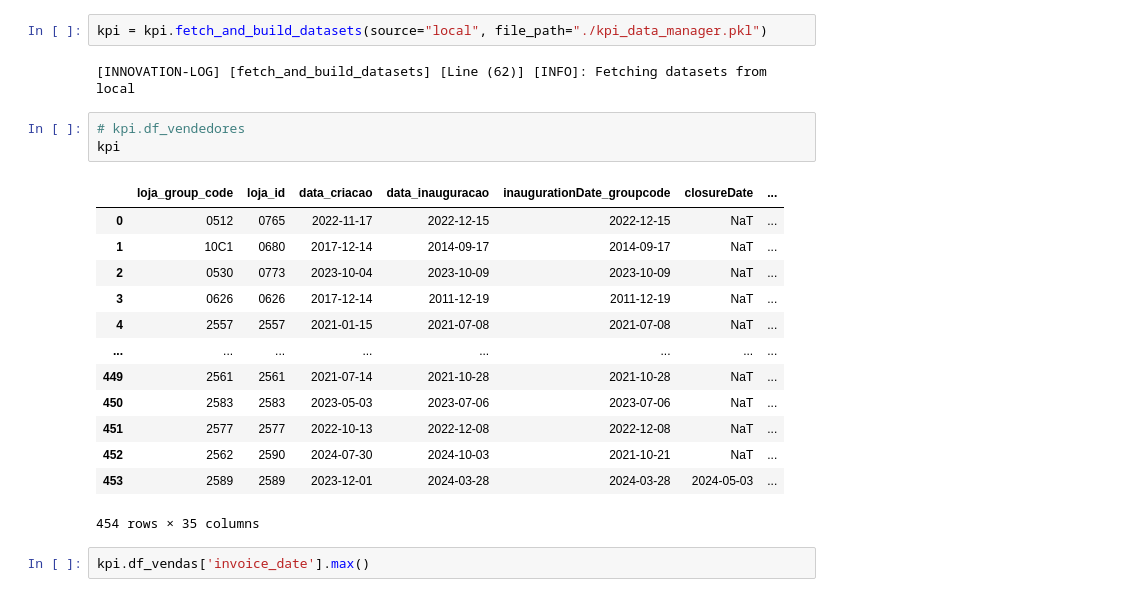
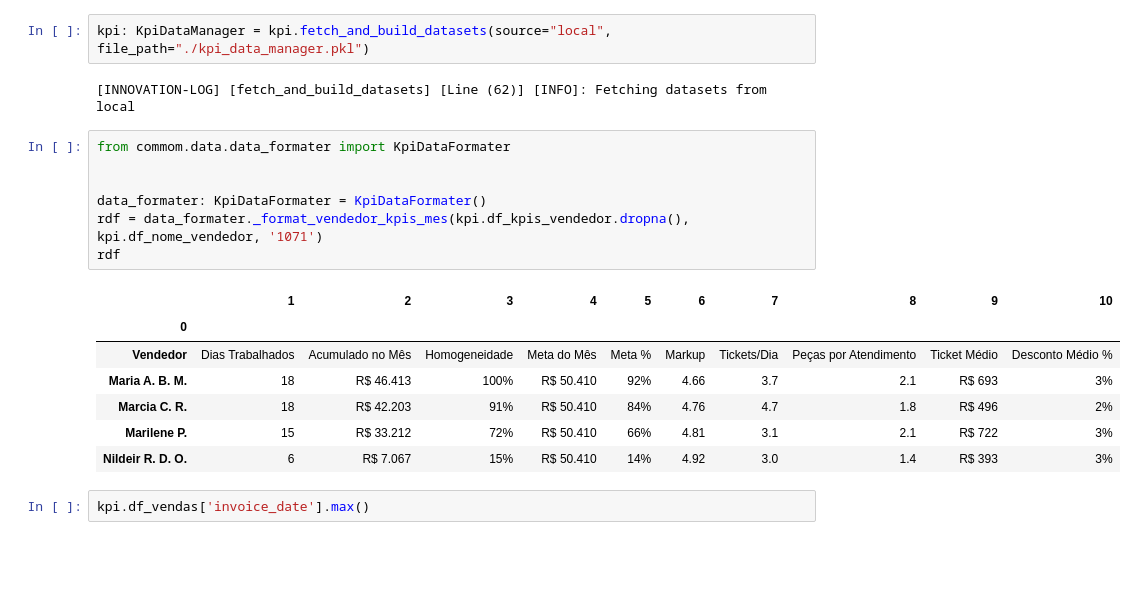
Before and after one commit to AmmoJailton/kpi-indicadores2, a Jupyter notebook: notebooks/base_nova.ipynb, the cells around one changed output. Saved outputs shown, nothing was run; the diff lists cells and outputs as text; blank space fills up the shorter version.

```diff
--- a/notebooks/base_nova.ipynb
+++ b/notebooks/base_nova.ipynb
@@ -40,26 +40,24 @@ kpi.df_kpis_loja
 import pickle
 pickle.dump(kpi, open("kpi_data_manager.pkl", "wb"))
 # %%
-kpi = kpi.fetch_and_build_datasets(source="local", file_path="./kpi_data_manager.pkl")
+kpi: KpiDataManager = kpi.fetch_and_build_datasets(source="local", file_path="./kpi_data_manager.pkl")
 # %% [output]
 [INNOVATION-LOG] [fetch_and_build_datasets] [Line (62)] [INFO]: Fetching datasets from local
-# %%
-# kpi.df_vendedores
-kpi
-# %% [output]
-|  | loja_group_code | loja_id | data_criacao | data_inauguracao | inaugurationDate_groupcode | closureDate | ... |
-| 0 | 0512 | 0765 | 2022-11-17 | 2022-12-15 | 2022-12-15 | NaT | ... |
-| 1 | 10C1 | 0680 | 2017-12-14 | 2014-09-17 | 2014-09-17 | NaT | ... |
-| 2 | 0530 | 0773 | 2023-10-04 | 2023-10-09 | 2023-10-09 | NaT | ... |
-| 3 | 0626 | 0626 | 2017-12-14 | 2011-12-19 | 2011-12-19 | NaT | ... |
-| 4 | 2557 | 2557 | 2021-01-15 | 2021-07-08 | 2021-07-08 | NaT | ... |
-| ... | ... | ... | ... | ... | ... | ... | ... |
-| 449 | 2561 | 2561 | 2021-07-14 | 2021-10-28 | 2021-10-28 | NaT | ... |
-| 450 | 2583 | 2583 | 2023-05-03 | 2023-07-06 | 2023-07-06 | NaT | ... |
-| 451 | 2577 | 2577 | 2022-10-13 | 2022-12-08 | 2022-12-08 | NaT | ... |
-| 452 | 2562 | 2590 | 2024-07-30 | 2024-10-03 | 2021-10-21 | NaT | ... |
-| 453 | 2589 | 2589 | 2023-12-01 | 2024-03-28 | 2024-03-28 | 2024-05-03 | ... |
-454 rows × 35 columns
+# %%
+from commom.data.data_formater import KpiDataFormater
+
+
+data_formater: KpiDataFormater = KpiDataFormater()
+rdf = data_formater._format_vendedor_kpis_mes(kpi.df_kpis_vendedor.dropna(), kpi.df_nome_vendedor, '1071')
+rdf
+# %% [output]
+|  | 1 | 2 | 3 | 4 | 5 | 6 | 7 | 8 | 9 | 10 |
+| 0 |  |  |  |  |  |  |  |  |  |  |
+| Vendedor | Dias Trabalhados | Acumulado no Mês | Homogeneidade | Meta do Mês | Meta % | Markup | Tickets/Dia | Peças por Atendimento | Ticket Médio | Desconto Médio % |
+| Maria A. B. M. | 18 | R$ 46.413 | 100% | R$ 50.410 | 92% | 4.66 | 3.7 | 2.1 | R$ 693 | 3% |
+| Marcia C. R. | 18 | R$ 42.203 | 91% | R$ 50.410 | 84% | 4.76 | 4.7 | 1.8 | R$ 496 | 2% |
+| Marilene P. | 15 | R$ 33.212 | 72% | R$ 50.410 | 66% | 4.81 | 3.1 | 2.1 | R$ 722 | 3% |
+| Nildeir R. D. O. | 6 | R$ 7.067 | 15% | R$ 50.410 | 14% | 4.92 | 3.0 | 1.4 | R$ 393 | 3% |
 # %%
 kpi.df_vendas['invoice_date'].max()
 # %% [output]
```
Also changed, not shown: 13 other files.
